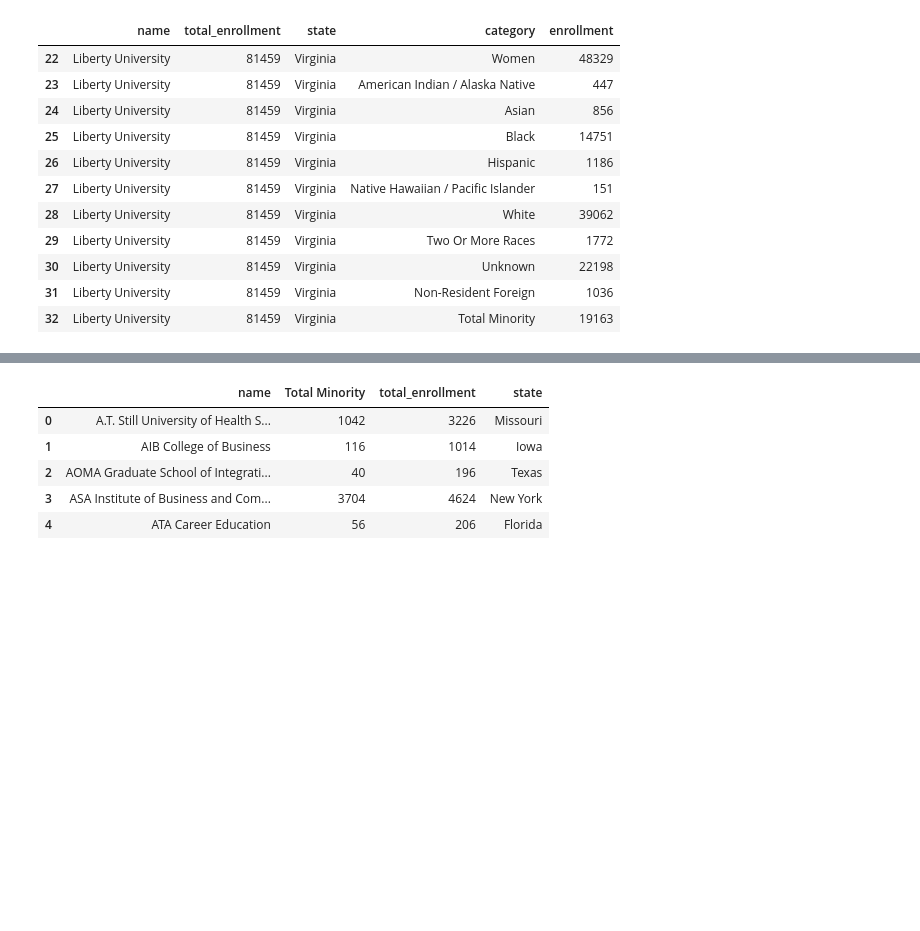
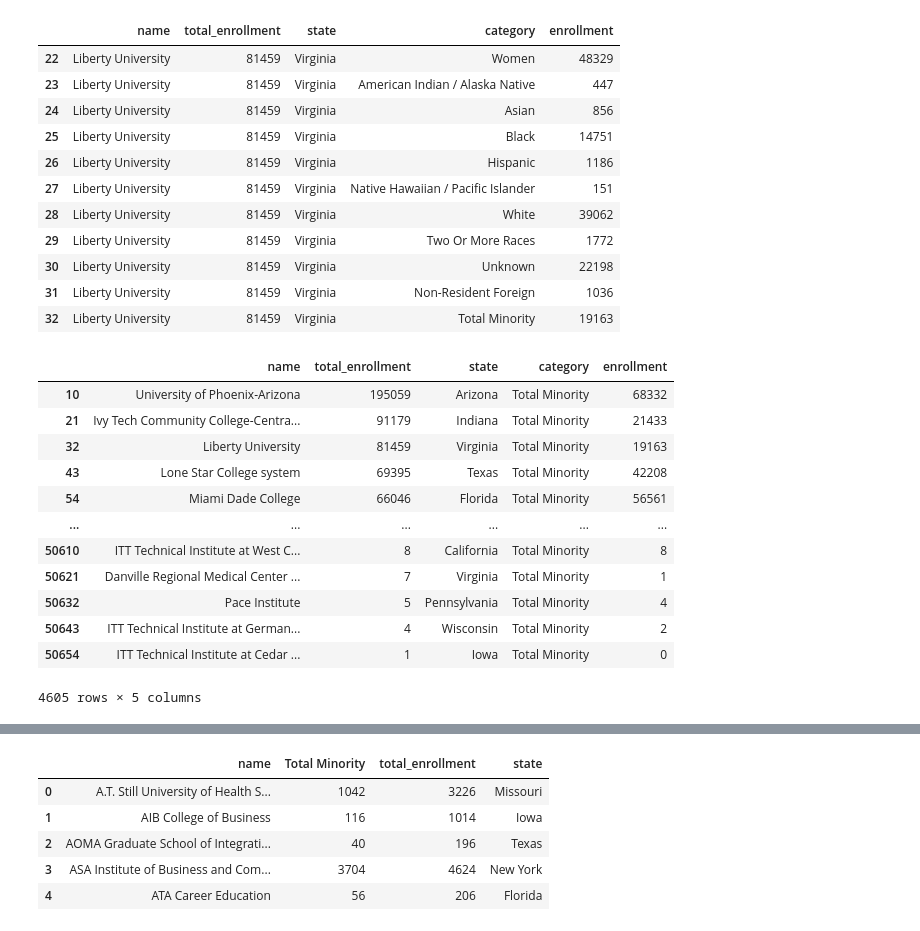
Before and after one commit to brandenlopez-909/RepositoryHub, a Jupyter notebook: College tuition, diversity, and pay/Datasets/Merge and Clean.ipynb, the cells around one changed output, grey strips where cells are left out. Saved outputs shown, nothing was run; the diff lists cells and outputs as text; code cells hidden in the pictures; blank space fills up the shorter version.

```diff
--- a/College tuition, diversity, and pay/Datasets/Merge and Clean.ipynb
+++ b/College tuition, diversity, and pay/Datasets/Merge and Clean.ipynb
@@ -567,2 +540,18 @@ diversity[22:33]
 diversity = diversity.drop(diversity.category.loc[diversity.category != 'Total Minority'].index)
+# %%
+diversity
+# %% [output]
+|  | name | total_enrollment | state | category | enrollment |
+| 10 | University of Phoenix-Arizona | 195059 | Arizona | Total Minority | 68332 |
+| 21 | Ivy Tech Community College-Centra... | 91179 | Indiana | Total Minority | 21433 |
+| 32 | Liberty University | 81459 | Virginia | Total Minority | 19163 |
+| 43 | Lone Star College system | 69395 | Texas | Total Minority | 42208 |
+| 54 | Miami Dade College | 66046 | Florida | Total Minority | 56561 |
+| ... | ... | ... | ... | ... | ... |
+| 50610 | ITT Technical Institute at West C... | 8 | California | Total Minority | 8 |
+| 50621 | Danville Regional Medical Center ... | 7 | Virginia | Total Minority | 1 |
+| 50632 | Pace Institute | 5 | Pennsylvania | Total Minority | 4 |
+| 50643 | ITT Technical Institute at German... | 4 | Wisconsin | Total Minority | 2 |
+| 50654 | ITT Technical Institute at Cedar ... | 1 | Iowa | Total Minority | 0 |
+4605 rows × 5 columns
 # %%
```
Also changed, not shown: parts of 68 cells of this notebook, 10 other files.
